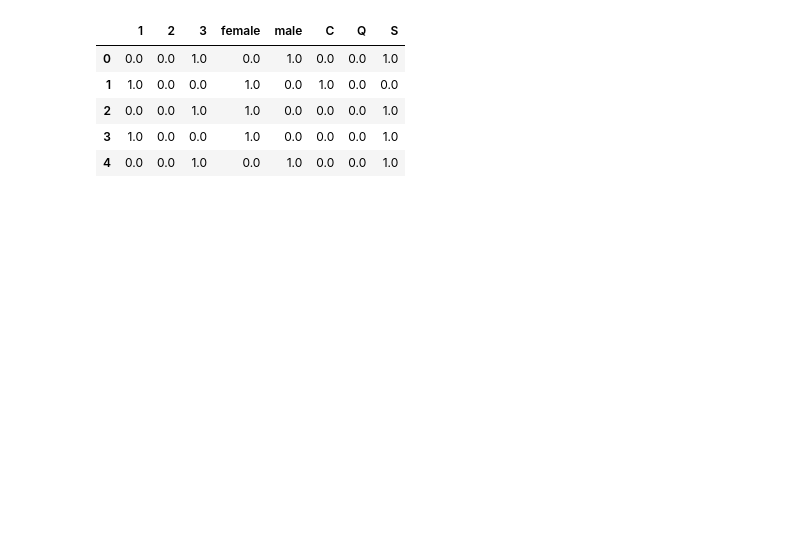
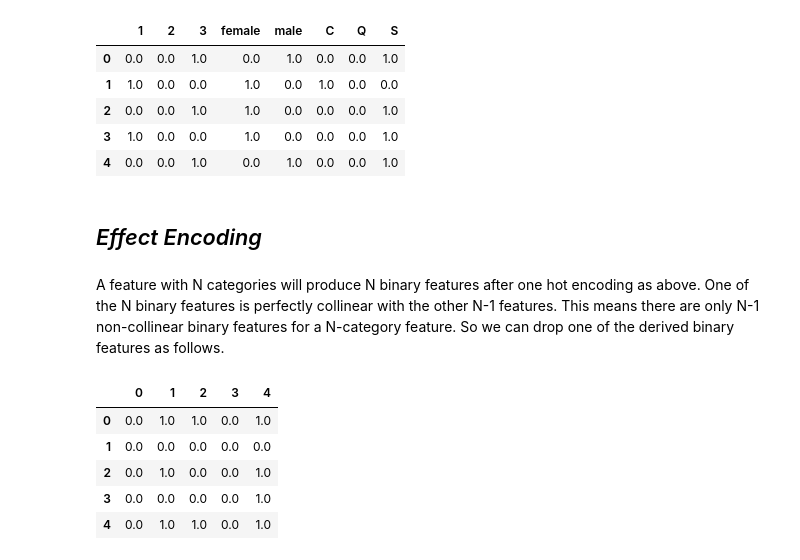
Before and after one commit to bhowad-akash/Machine-Learning, a Jupyter notebook: Data_Preprocessing_Process.ipynb, the cells around one changed output. Saved outputs shown, nothing was run; the diff lists cells and outputs as text; code cells hidden in the pictures; blank space fills up the shorter version.

```diff
--- a/Data_Preprocessing_Process.ipynb
+++ b/Data_Preprocessing_Process.ipynb
@@ -356,3 +358,7 @@ encoded_titanic_dataset.head(5)
 | 2 | 0.0 | 0.0 | 1.0 | 1.0 | 0.0 | 0.0 | 0.0 | 1.0 |
 | 3 | 1.0 | 0.0 | 0.0 | 1.0 | 0.0 | 0.0 | 0.0 | 1.0 |
 | 4 | 0.0 | 0.0 | 1.0 | 0.0 | 1.0 | 0.0 | 0.0 | 1.0 |
+# %% [markdown]
+## *Effect Encoding*
+# %% [markdown]
+A feature with N categories will produce N binary features after one hot encoding as above. One of the N binary features is perfectly collinear with the other N-1 features. This means there are only N-1 non-collinear binary features for a N-category feature. So we can drop one of the derived binary features as follows.
@@ -358,0 +368,11 @@ encoded_titanic_dataset.head(5)
+# %%
+one_hot_encoder.fit(titanic_dataset_for_encoding)
+encoded_titanic_dataset = pd.DataFrame(one_hot_encoder.transform(titanic_dataset_for_encoding))
+encoded_titanic_dataset.head(5)
+# %% [output]
+|  | 0 | 1 | 2 | 3 | 4 |
+| 0 | 0.0 | 1.0 | 1.0 | 0.0 | 1.0 |
+| 1 | 0.0 | 0.0 | 0.0 | 0.0 | 0.0 |
+| 2 | 0.0 | 1.0 | 0.0 | 0.0 | 1.0 |
+| 3 | 0.0 | 0.0 | 0.0 | 0.0 | 1.0 |
+| 4 | 0.0 | 1.0 | 1.0 | 0.0 | 1.0 |
```
Also changed, not shown: parts of 5 cells of this notebook.
